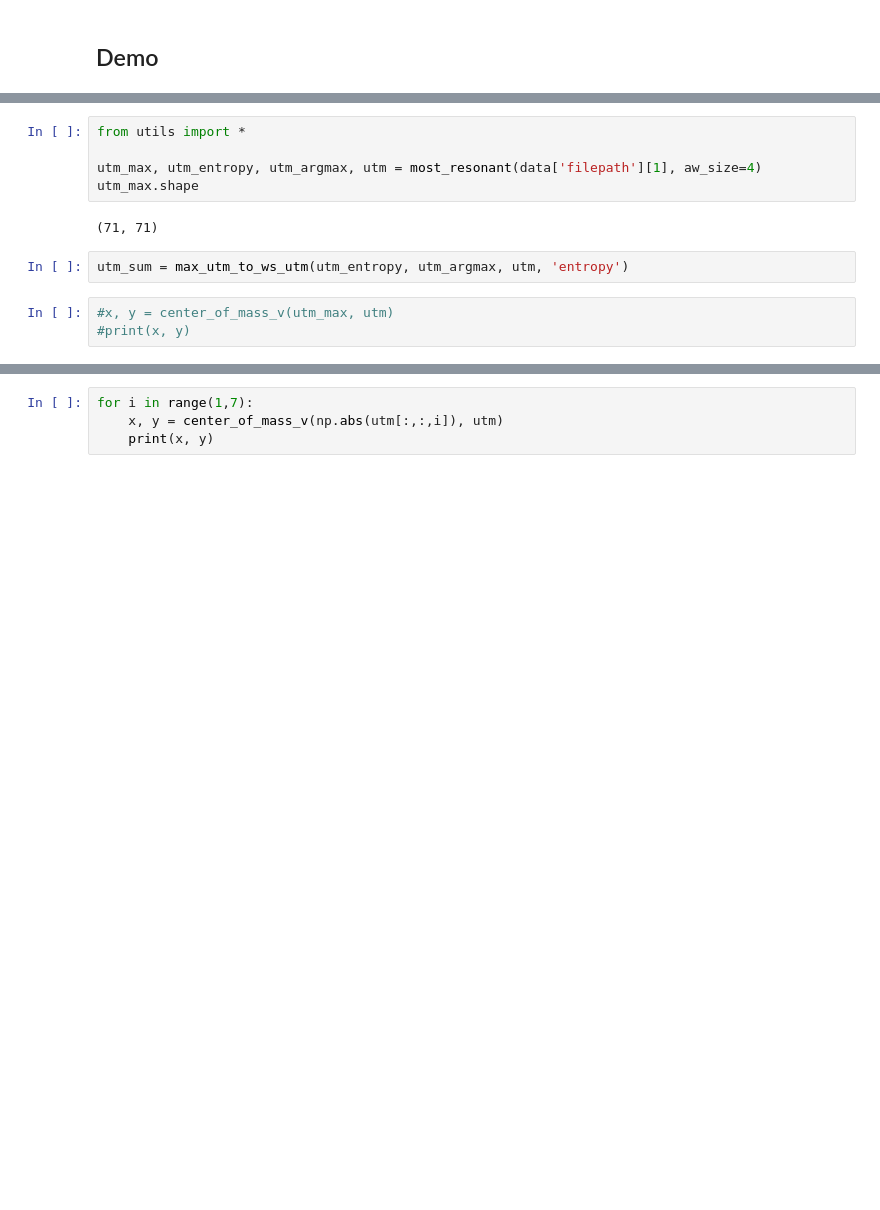
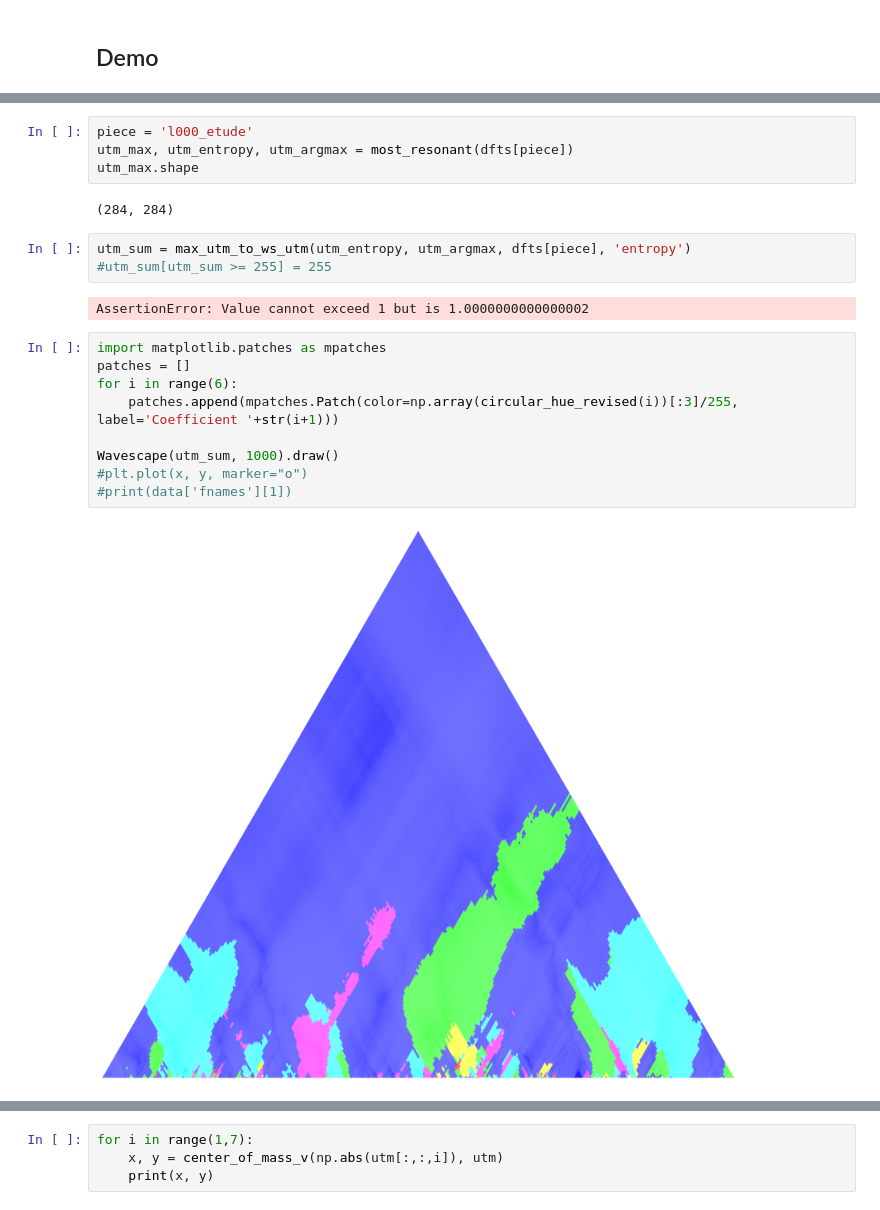
Before and after one commit to DCMLab/debussy, a Jupyter notebook: Summary Wavescape.ipynb, the cells around one changed output, grey strips where cells are left out. Drawn from its saved outputs; the diff is of its cells as text; blank space fills up the shorter version.

```diff
--- a/Summary Wavescape.ipynb
+++ b/Summary Wavescape.ipynb
@@ -86,13 +36,23 @@ data.head()
 # %%
-from utils import *
-
-utm_max, utm_entropy, utm_argmax, utm = most_resonant(data['filepath'][1], aw_size=4)
+piece = 'l000_etude'
+utm_max, utm_entropy, utm_argmax = most_resonant(dfts[piece])
 utm_max.shape
 # %% [output]
-(71, 71)
+(284, 284)
 # %%
-utm_sum = max_utm_to_ws_utm(utm_entropy, utm_argmax, utm, 'entropy')
+utm_sum = max_utm_to_ws_utm(utm_entropy, utm_argmax, dfts[piece], 'entropy')
+#utm_sum[utm_sum >= 255] = 255
+# %% [output]
+AssertionError: Value cannot exceed 1 but is 1.0000000000000002
-# %%
-#x, y = center_of_mass_v(utm_max, utm)
-#print(x, y)
+# %%
+import matplotlib.patches as mpatches
+patches = []
+for i in range(6):
+    patches.append(mpatches.Patch(color=np.array(circular_hue_revised(i))[:3]/255, label='Coefficient '+str(i+1)))
+
+Wavescape(utm_sum, 1000).draw()
+#plt.plot(x, y, marker="o")
+#print(data['fnames'][1])
+# %% [output]
+[figure, added]
 # %%
```
Also changed, not shown: parts of 27 cells of this notebook, 3 other files.
